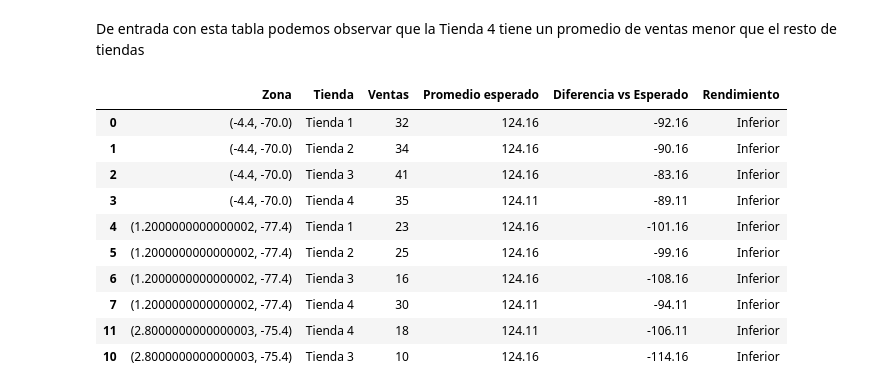
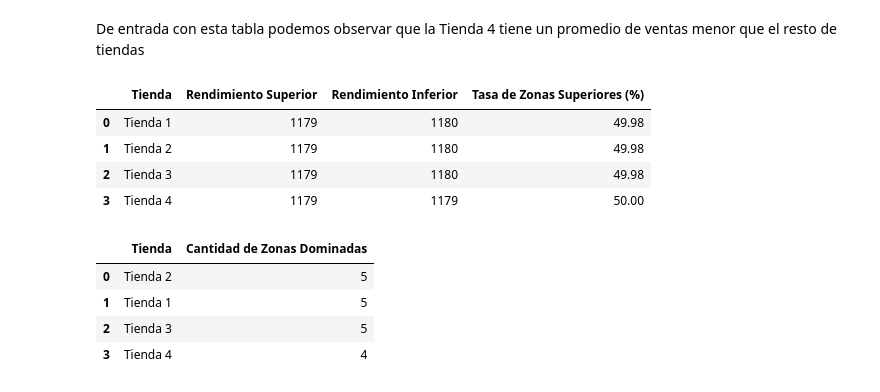
Before and after one commit to Eve113/AnalisisDeDatosEPR1, a Jupyter notebook: AnalisisDeTiendasAluraStoreEPR.ipynb, the cells around one changed output. Cells and saved outputs as stored; diff of their text form; code cells hidden in the pictures.

```diff
--- a/AnalisisDeTiendasAluraStoreEPR.ipynb
+++ b/AnalisisDeTiendasAluraStoreEPR.ipynb
@@ -507,29 +484,48 @@ dtype: float64
 # %% [markdown]
 De entrada con esta tabla podemos observar que la Tienda 4 tiene un promedio de ventas menor que el resto de tiendas
-# %%
-# Unir promedios al dataframe original por zona
-zona_tienda["Promedio esperado"] = zona_tienda["Tienda"].map(promedio_ventas_por_zona)
-
-# Comparar rendimiento real vs esperado
-zona_tienda["Diferencia vs Esperado"] = zona_tienda["Ventas"] - zona_tienda["Promedio esperado"]
-
-# Clasificación de rendimiento
-zona_tienda["Rendimiento"] = zona_tienda["Diferencia vs Esperado"].apply(
-    lambda x: "Superior" if x > 0 else ("Inferior" if x < 0 else "Esperado")
-)
-
-# Mostrar las zonas donde cada tienda rinde por encima o por debajo
-zona_tienda_filtrada = zona_tienda[["Zona", "Tienda", "Ventas", "Promedio esperado", "Diferencia vs Esperado", "Rendimiento"]]
-zona_tienda_filtrada.sort_values(by="Zona").head(10)
-# %% [output]
-|  | Zona | Tienda | Ventas | Promedio esperado | Diferencia vs Esperado | Rendimiento |
-| 0 | (-4.4, -70.0) | Tienda 1 | 32 | 124.16 | -92.16 | Inferior |
-| 1 | (-4.4, -70.0) | Tienda 2 | 34 | 124.16 | -90.16 | Inferior |
-| 2 | (-4.4, -70.0) | Tienda 3 | 41 | 124.16 | -83.16 | Inferior |
-| 3 | (-4.4, -70.0) | Tienda 4 | 35 | 124.11 | -89.11 | Inferior |
-| 4 | (1.2000000000000002, -77.4) | Tienda 1 | 23 | 124.16 | -101.16 | Inferior |
-| 5 | (1.2000000000000002, -77.4) | Tienda 2 | 25 | 124.16 | -99.16 | Inferior |
-| 6 | (1.2000000000000002, -77.4) | Tienda 3 | 16 | 124.16 | -108.16 | Inferior |
-| 7 | (1.2000000000000002, -77.4) | Tienda 4 | 30 | 124.11 | -94.11 | Inferior |
-| 11 | (2.8000000000000003, -75.4) | Tienda 4 | 18 | 124.11 | -106.11 | Inferior |
-| 10 | (2.8000000000000003, -75.4) | Tienda 3 | 10 | 124.16 | -114.16 | Inferior |
+# %%
+# Crear función para evaluar rendimiento
+def evaluar_rendimiento(df_tienda):
+    mediana_ingresos = df_tienda["Ingresos"].median()
+    rendimiento_superior = (df_tienda["Ingresos"] > mediana_ingresos).sum()
+    rendimiento_inferior = (df_tienda["Ingresos"] <= mediana_ingresos).sum()
+    tasa_superior = (rendimiento_superior / len(df_tienda)) * 100
+    return rendimiento_superior, rendimiento_inferior, tasa_superior
+
+# Construir resumen
+resumen = []
+
+for tienda in df["Tienda"].unique():
+    df_tienda = df[df["Tienda"] == tienda]
+    superior, inferior, tasa = evaluar_rendimiento(df_tienda)
+    resumen.append({
+        "Tienda": tienda,
+        "Rendimiento Superior": superior,
+        "Rendimiento Inferior": inferior,
+        "Tasa de Zonas Superiores (%)": round(tasa, 2)
+    })
+
+# Crear DataFrame
+resumen_df = pd.DataFrame(resumen)
+
+# Mostrar la tabla resumen
+resumen_df
+# %% [output]
+|  | Tienda | Rendimiento Superior | Rendimiento Inferior | Tasa de Zonas Superiores (%) |
+| 0 | Tienda 1 | 1179 | 1180 | 49.98 |
+| 1 | Tienda 2 | 1179 | 1180 | 49.98 |
+| 2 | Tienda 3 | 1179 | 1180 | 49.98 |
+| 3 | Tienda 4 | 1179 | 1179 | 50.00 |
+# %%
+# Contar cantidad de zonas dominadas por cada tienda
+dominio_por_tienda = top_completo["Tienda"].value_counts().reset_index()
+dominio_por_tienda.columns = ["Tienda", "Cantidad de Zonas Dominadas"]
+
+# Mostrar la tabla
+dominio_por_tienda
+# %% [output]
+|  | Tienda | Cantidad de Zonas Dominadas |
+| 0 | Tienda 2 | 5 |
+| 1 | Tienda 1 | 5 |
+| 2 | Tienda 3 | 5 |
+| 3 | Tienda 4 | 4 |
```
Also changed, not shown: parts of 4 cells of this notebook.
